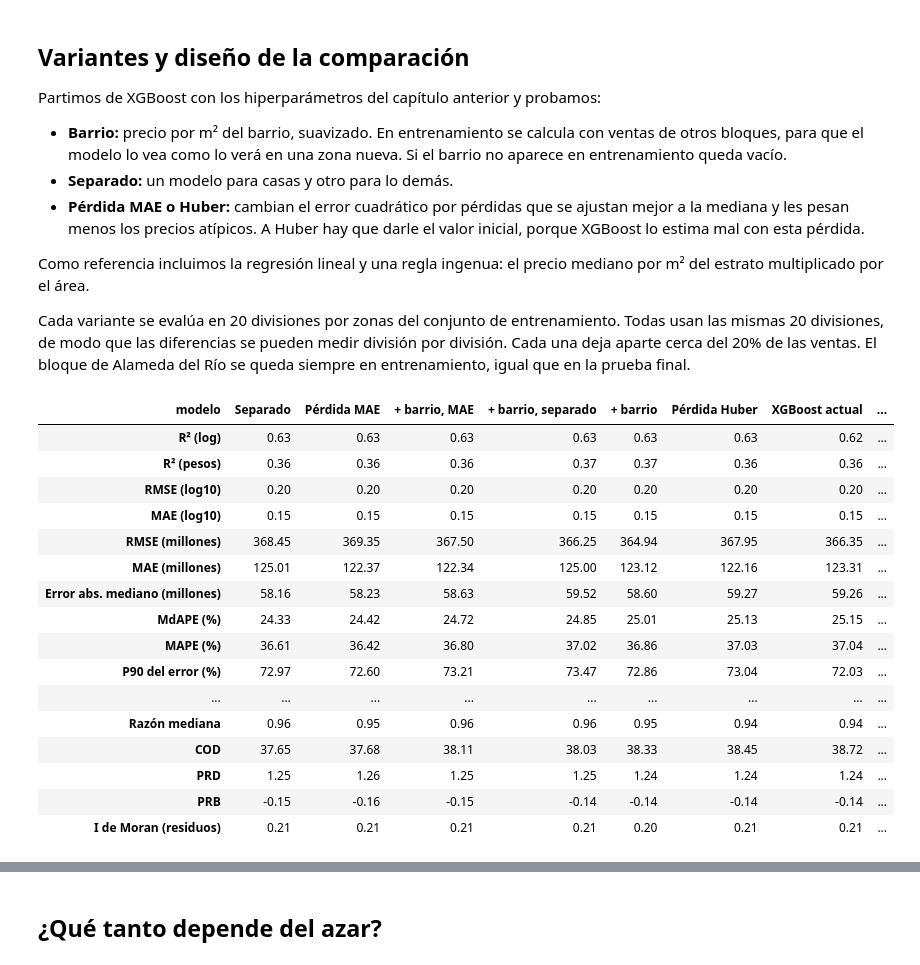
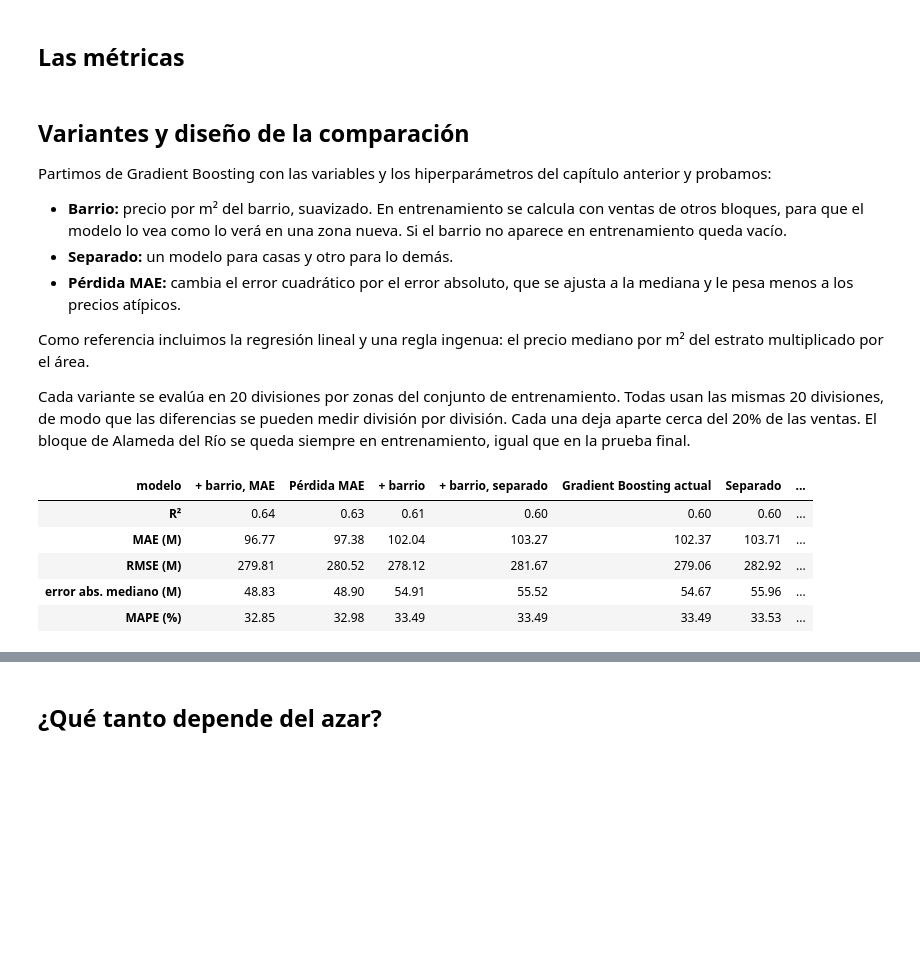
Before and after one commit to lesteban1828/EDA_Barranquilla, a Jupyter notebook: 08_evaluacion.ipynb, the cells around one changed output, grey strips where cells are left out. Cells and saved outputs as stored; diff of their text form; code cells hidden in the pictures; blank space fills up the shorter version.

```diff
--- a/08_evaluacion.ipynb
+++ b/08_evaluacion.ipynb
@@ -124,15 +94,26 @@ def metricas_completas(y, p, lat=None, lon=None):
+# %% [markdown]
+## Las métricas
+# %%
+def metricas_completas(y, p, lat=None, lon=None):
+    """Las cinco métricas del capítulo 7. y y p son el log10 del precio en pesos de 2025."""
+    real, pred = 10.0 ** y / 1e6, 10.0 ** p / 1e6
+    return {"R²": 1 - ((y - p) ** 2).sum() / ((y - y.mean()) ** 2).sum(),
+            "MAE (M)": np.mean(np.abs(real - pred)),
+            "RMSE (M)": np.sqrt(np.mean((real - pred) ** 2)),
+            "error abs. mediano (M)": np.median(np.abs(real - pred)),
+            "MAPE (%)": np.mean(np.abs(pred / real - 1)) * 100}
 # %% [markdown]
 ## Variantes y diseño de la comparación
 
-Partimos de XGBoost con los hiperparámetros del capítulo anterior y probamos:
+Partimos de Gradient Boosting con las variables y los hiperparámetros del capítulo anterior y
+probamos:
 
 - **Barrio:** precio por m² del barrio, suavizado. En entrenamiento se calcula con ventas de otros
   bloques, para que el modelo lo vea como lo verá en una zona nueva. Si el barrio no aparece en
   entrenamiento queda vacío.
 - **Separado:** un modelo para casas y otro para lo demás.
-- **Pérdida MAE o Huber:** cambian el error cuadrático por pérdidas que se ajustan mejor a la
-  mediana y les pesan menos los precios atípicos. A Huber hay que darle el valor inicial, porque
-  XGBoost lo estima mal con esta pérdida.
+- **Pérdida MAE:** cambia el error cuadrático por el error absoluto, que se ajusta a la mediana y
+  le pesa menos a los precios atípicos.
 
 Como referencia incluimos la regresión lineal y una regla ingenua: el precio mediano por m² del
 estrato multiplicado por el área.
@@ -142,16 +123,13 @@ mismas 20 divisiones, de modo que las diferencias se pueden medir división por
 deja aparte cerca del 20% de las ventas. El bloque de Alameda del Río se queda siempre en
 entrenamiento, igual que en la prueba final.
 # %%
-MEJORES = dict(n_estimators=600, learning_rate=0.05, max_depth=6, subsample=0.6,
-               colsample_bytree=0.8, min_child_weight=30, reg_lambda=10.0)
-MAE = dict(objective="reg:absoluteerror")
-HUBER = dict(objective="reg:pseudohubererror", huber_slope=0.1)
+# configuración elegida en el capítulo 7 con esta base
+MEJORES = {'min_samples_leaf': 100, 'max_leaf_nodes': 31, 'max_iter': 300, 'max_features': 0.5, 'max_depth': None, 'learning_rate': 0.05, 'l2_regularization': 1.0}
+MAE = dict(loss="absolute_error")
 CON_BARRIO = BASE + ["enc_barrio"]
 
 def ajustar(tr, te, columnas, **extra):
-    if extra.get("objective") == "reg:pseudohubererror":
-        extra = {**extra, "base_score": float(tr.log_precio.median())}
-    modelo = XGBRegressor(n_jobs=4, random_state=42, **{**MEJORES, **extra})
+    modelo = HistGradientBoostingRegressor(random_state=42, **{**MEJORES, **extra})
     return modelo.fit(tr[columnas], tr.log_precio).predict(te[columnas]).astype(float)
 
 def separar(tr, te, columnas, **extra):
@@ -180,65 +158,50 @@ def ingenua(tr, te):
 
 def lineal(tr, te):
     f = make_pipeline(SimpleImputer(strategy="median", add_indicator=True), LinearRegression())
-    return f.fit(tr[BASE], tr.log_precio).predict(te[BASE])
+    return f.fit(tr[VIVIENDA], tr.log_precio).predict(te[VIVIENDA])
 
 VARIANTES = {
     "Regla ingenua": ingenua,
     "Regresión lineal": lineal,
-    "XGBoost actual": lambda a, b: ajustar(a, b, BASE),
+    "Gradient Boosting actual": lambda a, b: ajustar(a, b, BASE),
     "+ barrio": lambda a, b: ajustar(*con_barrio(a, b), CON_BARRIO),
     "Separado": lambda a, b: separar(a, b, BASE),
     "Pérdida MAE": lambda a, b: ajustar(a, b, BASE, **MAE),
-    "Pérdida Huber": lambda a, b: ajustar(a, b, BASE, **HUBER),
-    "Huber, min_child_weight 10": lambda a, b: ajustar(a, b, BASE, **{**HUBER, "min_child_weight": 10}),
     "+ barrio, separado": lambda a, b: separar(*con_barrio(a, b), CON_BARRIO),
     "+ barrio, MAE": lambda a, b: ajustar(*con_barrio(a, b), CON_BARRIO, **MAE),
-    "+ barrio, Huber": lambda a, b: ajustar(*con_barrio(a, b), CON_BARRIO, **HUBER),
-    "+ barrio, separado, Huber": lambda a, b: separar(*con_barrio(a, b), CON_BARRIO, **HUBER),
 }
 
 def divisiones(datos, n=20, frac=0.2):
     bl = datos.groupby("bloque").agg(ventas=("bloque", "size"),
                                      alameda=("barrio", lambda s: (s == "SECTOR ALAMEDA DEL RIO").mean()))
     candidatos = bl[bl.alameda < 0.5]
     for s in range(n):
         c = candidatos.sample(frac=1, random_state=s)
         yield s, datos.bloque.isin(c.index[c.ventas.cumsum() <= frac * len(datos)]).to_numpy()
 
 filas = []
 for s, es_val in divisiones(ent):
     tr, te = ent[~es_val].reset_index(drop=True), ent[es_val].reset_index(drop=True)
     y = te.log_precio.to_numpy()
     casa = (te.tipo_NPH == 1).to_numpy()
     sin_barrio = te.barrio.map(tr.barrio.value_counts()).isna().mean() * 100
     for nombre, f in VARIANTES.items():
         p = f(tr, te)
         filas.append({"division": s, "modelo": nombre, "grupo": "todas", "ventas": len(te), "sin_barrio": sin_barrio,
                       **metricas_completas(y, p, te.lat.to_numpy(), te.lon.to_numpy())})
         for grupo, mascara in [("casas", casa), ("apartamentos u otros", ~casa)]:
             if mascara.sum() > 30:
                 filas.append({"division": s, "modelo": nombre, "grupo": grupo, "ventas": int(mascara.sum()),
                               **metricas_completas(y[mascara], p[mascara])})
 resultados = pd.DataFrame(filas)
 todas = resultados[resultados.grupo == "todas"]
-orden = todas.groupby("modelo")["MdAPE (%)"].mean().sort_values().index
+orden = todas.groupby("modelo")["MAPE (%)"].mean().sort_values().index
 METRICAS = [c for c in resultados.columns if c not in ("division", "modelo", "grupo", "ventas", "sin_barrio")]
 todas.groupby("modelo")[METRICAS].mean().loc[orden].T.round(2)
 # %% [output]
-| modelo | Separado | Pérdida MAE | + barrio, MAE | + barrio, separado | + barrio | Pérdida Huber | XGBoost actual | ... |
-| R² (log) | 0.63 | 0.63 | 0.63 | 0.63 | 0.63 | 0.63 | 0.62 | ... |
-| R² (pesos) | 0.36 | 0.36 | 0.36 | 0.37 | 0.37 | 0.36 | 0.36 | ... |
-| RMSE (log10) | 0.20 | 0.20 | 0.20 | 0.20 | 0.20 | 0.20 | 0.20 | ... |
-| MAE (log10) | 0.15 | 0.15 | 0.15 | 0.15 | 0.15 | 0.15 | 0.15 | ... |
-| RMSE (millones) | 368.45 | 369.35 | 367.50 | 366.25 | 364.94 | 367.95 | 366.35 | ... |
-| MAE (millones) | 125.01 | 122.37 | 122.34 | 125.00 | 123.12 | 122.16 | 123.31 | ... |
-| Error abs. mediano (millones) | 58.16 | 58.23 | 58.63 | 59.52 | 58.60 | 59.27 | 59.26 | ... |
-| MdAPE (%) | 24.33 | 24.42 | 24.72 | 24.85 | 25.01 | 25.13 | 25.15 | ... |
-| MAPE (%) | 36.61 | 36.42 | 36.80 | 37.02 | 36.86 | 37.03 | 37.04 | ... |
-| P90 del error (%) | 72.97 | 72.60 | 73.21 | 73.47 | 72.86 | 73.04 | 72.03 | ... |
-| ... | ... | ... | ... | ... | ... | ... | ... | ... |
-| Razón mediana | 0.96 | 0.95 | 0.96 | 0.96 | 0.95 | 0.94 | 0.94 | ... |
-| COD | 37.65 | 37.68 | 38.11 | 38.03 | 38.33 | 38.45 | 38.72 | ... |
-| PRD | 1.25 | 1.26 | 1.25 | 1.25 | 1.24 | 1.24 | 1.24 | ... |
-| PRB | -0.15 | -0.16 | -0.15 | -0.14 | -0.14 | -0.14 | -0.14 | ... |
-| I de Moran (residuos) | 0.21 | 0.21 | 0.21 | 0.21 | 0.20 | 0.21 | 0.21 | ... |
+| modelo | + barrio, MAE | Pérdida MAE | + barrio | + barrio, separado | Gradient Boosting actual | Separado | ... |
+| R² | 0.64 | 0.63 | 0.61 | 0.60 | 0.60 | 0.60 | ... |
+| MAE (M) | 96.77 | 97.38 | 102.04 | 103.27 | 102.37 | 103.71 | ... |
+| RMSE (M) | 279.81 | 280.52 | 278.12 | 281.67 | 279.06 | 282.92 | ... |
+| error abs. mediano (M) | 48.83 | 48.90 | 54.91 | 55.52 | 54.67 | 55.96 | ... |
+| MAPE (%) | 32.85 | 32.98 | 33.49 | 33.49 | 33.49 | 33.53 | ... |
```
Also changed, not shown: parts of 30 cells of this notebook, 25 other files.
